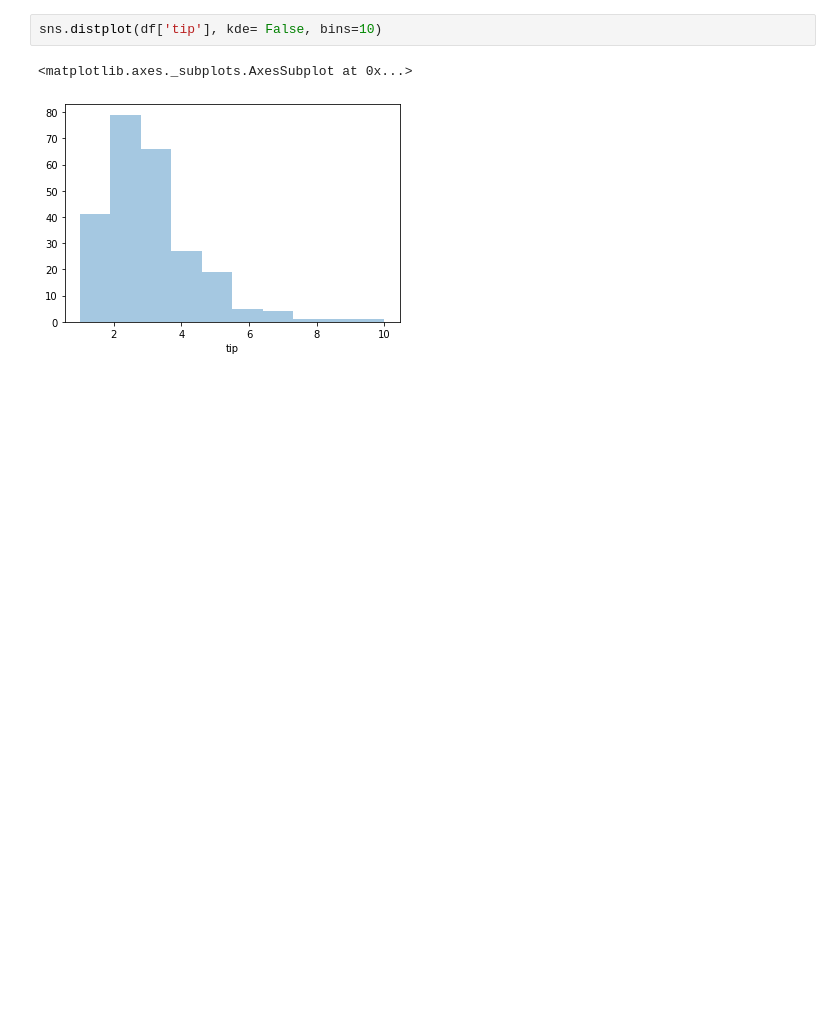
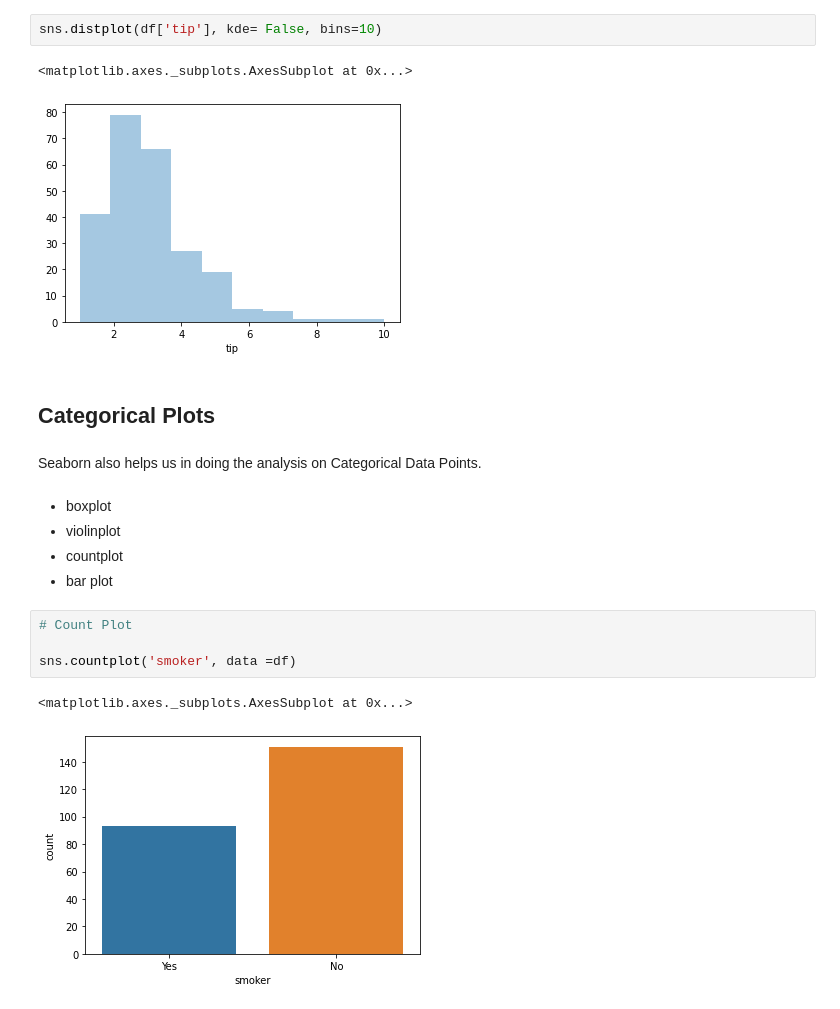
Before and after one commit to Priyansh4615/Projects-of-DA-and-ML, a Jupyter notebook: Seaborn.ipynb, the cells around one changed output. Saved outputs shown, nothing was run; the diff lists cells and outputs as text; blank space fills up the shorter version.

```diff
--- a/Seaborn.ipynb
+++ b/Seaborn.ipynb
@@ -93,3 +93,21 @@ sns.distplot(df['tip'], kde= False, bins=10)
 # %% [output]
 <matplotlib.axes._subplots.AxesSubplot at 0x...>
 [figure]
+# %% [markdown]
+## Categorical Plots
+# %% [markdown]
+Seaborn also helps us in doing the analysis on Categorical Data Points.
+# %% [markdown]
+
+
+*   boxplot
+*   violinplot
+*   countplot
+*   bar plot
+# %%
+# Count Plot
+
+sns.countplot('smoker', data =df)
+# %% [output]
+<matplotlib.axes._subplots.AxesSubplot at 0x...>
+[figure, added]
```
Also changed, not shown: parts of 9 cells of this notebook.
